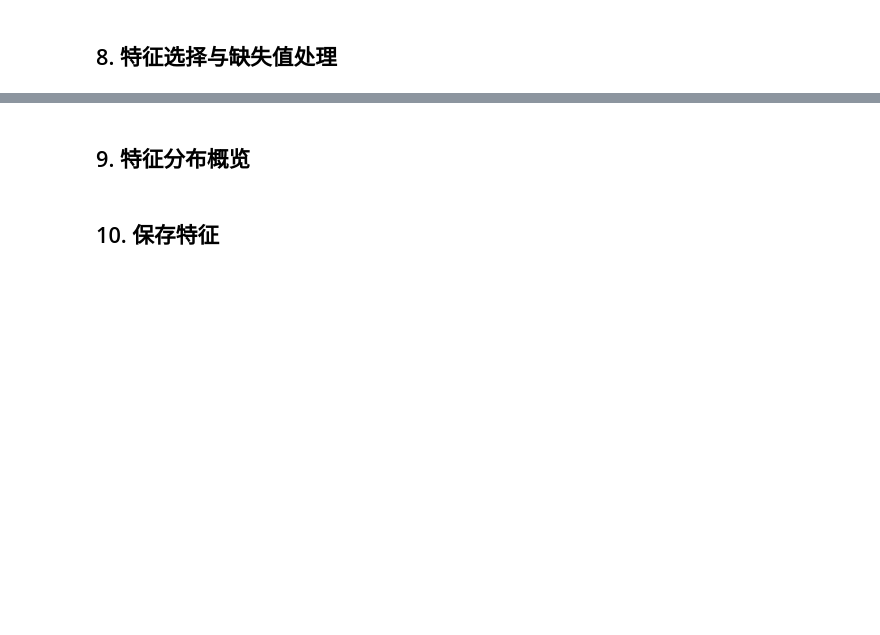
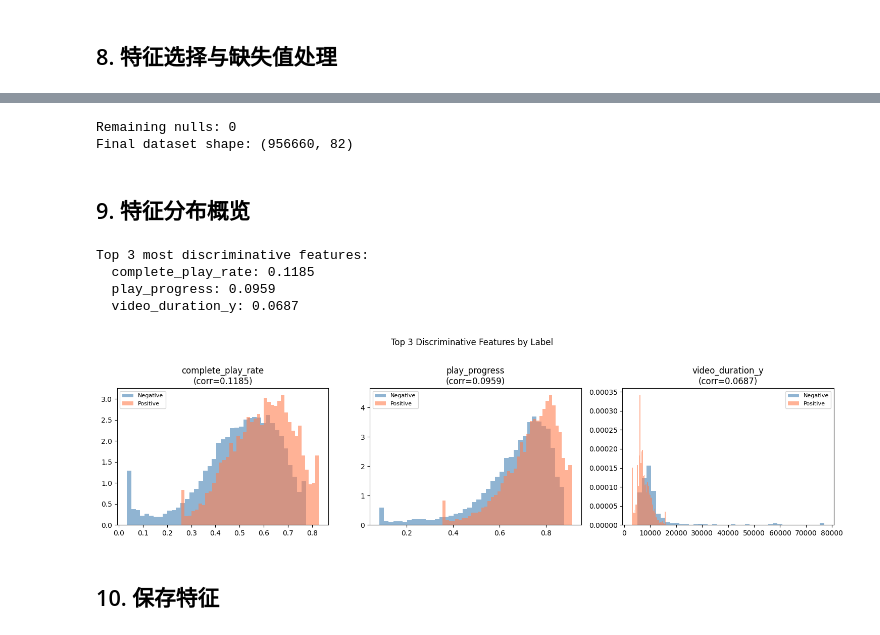
Before and after one commit to Ning-Guo/mb_interview, a Jupyter notebook: 02_feature_engineering.ipynb, the cells around one changed output, grey strips where cells are left out. Drawn from its saved outputs; the diff is of its cells as text; code cells hidden in the pictures; blank space fills up the shorter version.

```diff
--- a/02_feature_engineering.ipynb
+++ b/02_feature_engineering.ipynb
@@ -107,12 +160,3 @@ print("User stats features added.")
-# %%
-# 视频全局热度统计
-video_stats = df.groupby('video_id').agg(
-    video_avg_watch_ratio=('watch_ratio', 'mean'),
-    video_interaction_cnt=('user_id', 'count'),
-).reset_index()
-
-df = df.merge(video_stats, on='video_id', how='left')
-print("Video stats features added.")
 # %%
 # 视频完播率（由日统计特征衍生）
 df['complete_play_rate'] = df['complete_play_cnt'] / (df['play_cnt'] + 1)
@@ -152,32 +231,62 @@ print(null_rate[null_rate > 0].head(20))
 # %%
-# 数值特征用中位数填充，类别特征用 -1 填充
+# collect 系列：缺失代表该天无收藏数据（功能未上线或无埋点），填 0
+collect_cols = ['collect_cnt', 'collect_user_num', 'cancel_collect_cnt', 'cancel_collect_user_num']
+for col in collect_cols:
+    if col in df_features.columns:
+        df_features[col] = df_features[col].fillna(0)
+
+# 其余数值特征用中位数填充
 num_cols = df_features.select_dtypes(include=[np.number]).columns.tolist()
 num_cols = [c for c in num_cols if c != 'label']
-
 df_features[num_cols] = df_features[num_cols].fillna(df_features[num_cols].median())
 
 print(f"Remaining nulls: {df_features.isna().sum().sum()}")
 print(f"Final dataset shape: {df_features.shape}")
+# %% [output]
+Remaining nulls: 0
+Final dataset shape: (956660, 82)
 # %% [markdown]
 ## 9. 特征分布概览
 # %%
-# 正负样本在关键特征上的分布差异
-key_features = ['user_avg_watch_ratio', 'video_avg_watch_ratio', 'complete_play_rate', 'register_days']
+# 计算各特征与 label 的 point-biserial 相关性，取 top 3 有区分度的特征画图
+from scipy.stats import pointbiserialr
 
-fig, axes = plt.subplots(1, len(key_features), figsize=(16, 4))
-for i, feat in enumerate(key_features):
-    if feat not in df_features.columns:
-        continue
+num_feat_cols = df_features.select_dtypes(include=[np.number]).columns.tolist()
+num_feat_cols = [c for c in num_feat_cols if c != 'label']
+
+# 过滤常数列（方差为 0，相关性无意义）
+num_feat_cols = [c for c in num_feat_cols if df_features[c].nunique() > 1]
+
+correlations = {}
+for col in num_feat_cols:
+    corr, _ = pointbiserialr(df_features['label'], df_features[col].fillna(0))
+    if not np.isnan(corr):
+        correlations[col] = abs(corr)
+
+top_features = sorted(correlations, key=correlations.get, reverse=True)[:3]
+print("Top 3 most discriminative features:")
+for f in top_features:
+    print(f"  {f}: {correlations[f]:.4f}")
+
+# 正负样本分布对比
+fig, axes = plt.subplots(1, 3, figsize=(15, 4))
+for i, feat in enumerate(top_features):
     for label_val, color, name in [(0, 'steelblue', 'Negative'), (1, 'coral', 'Positive')]:
         subset = df_features[df_features['label'] == label_val][feat]
         axes[i].hist(subset.clip(subset.quantile(0.01), subset.quantile(0.99)),
                      bins=40, alpha=0.6, color=color, label=name, density=True)
-    axes[i].set_title(feat)
+    axes[i].set_title(f"{feat}\n(corr={correlations[feat]:.4f})")
     axes[i].legend(fontsize=8)
 
-plt.suptitle('Feature Distribution by Label', y=1.02)
+plt.suptitle('Top 3 Discriminative Features by Label', y=1.02)
 plt.tight_layout()
 plt.show()
+# %% [output]
+Top 3 most discriminative features:
+  complete_play_rate: 0.1185
+  play_progress: 0.0959
+  video_duration_y: 0.0687
+[figure, added]
 # %% [markdown]
 ## 10. 保存特征
 # %%
```
Also changed, not shown: parts of 16 cells of this notebook, 3 other files.
